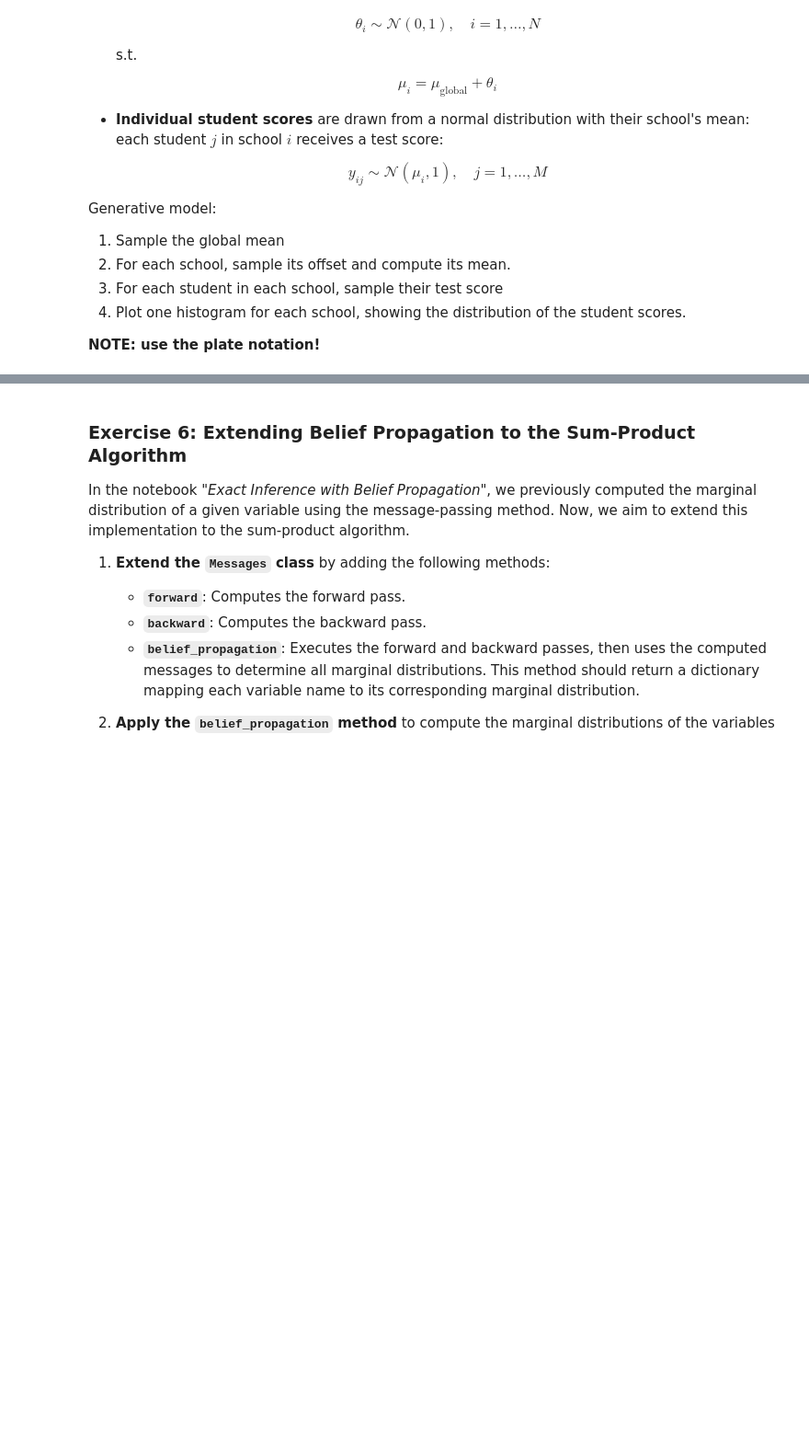
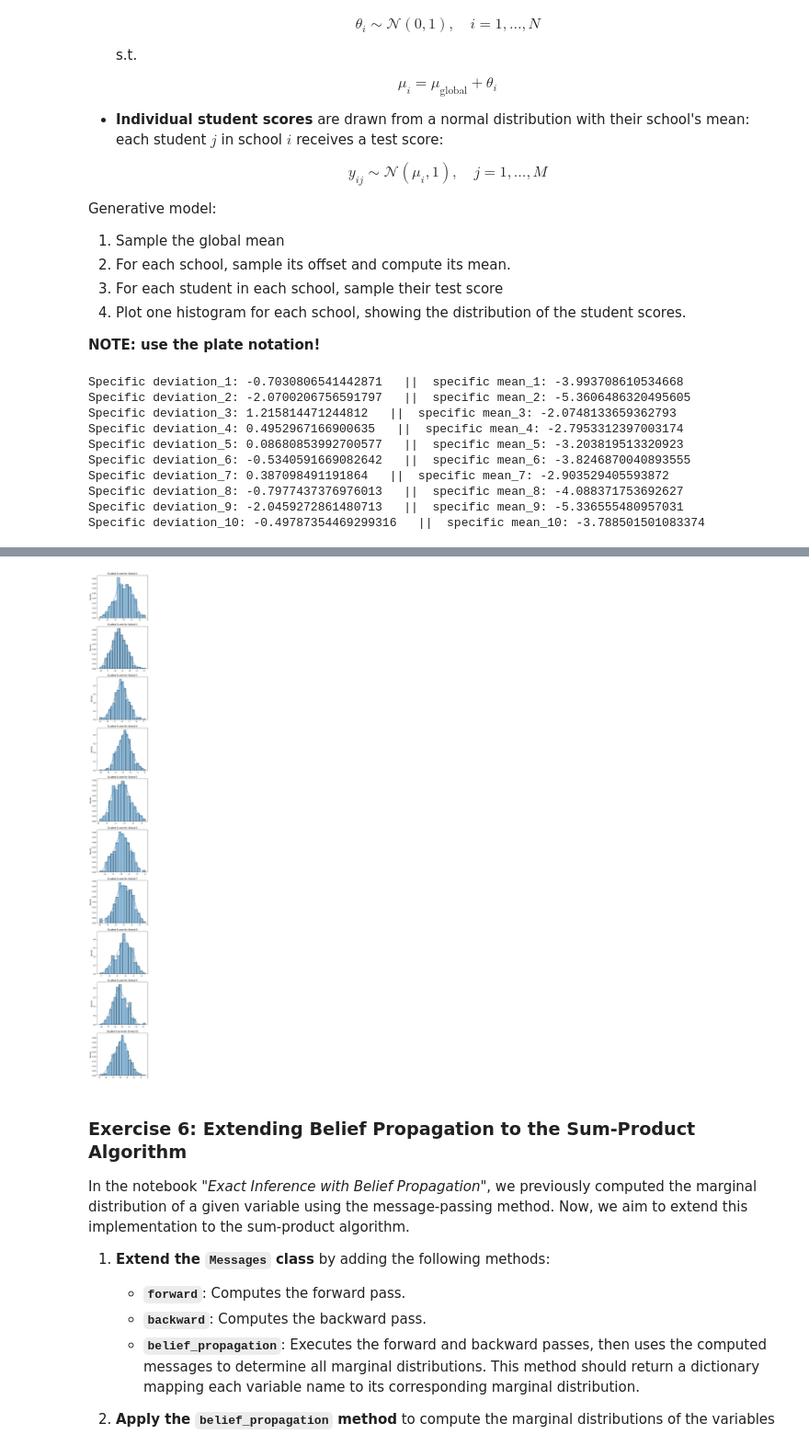
Before and after one commit to TommasoPiscitelli/PML2025, a Jupyter notebook: Homeworks/Homework_1.ipynb, the cells around one changed output, grey strips where cells are left out. Shown: that part at 92% size. Saved outputs shown, nothing was run; the diff lists cells and outputs as text; code cells hidden in the pictures; blank space fills up the shorter version.

```diff
--- a/Homeworks/Homework_1.ipynb
+++ b/Homeworks/Homework_1.ipynb
@@ -233,7 +232,7 @@ def model(n: int = 1):
     S_B = pyro.sample("skill B", dist.Normal(0, 1), sample_shape=(n,))
     S_C = pyro.sample("skill C", dist.Normal(0,1), sample_shape=(n,))
 
-    S_Y = 0.4
+    S_Y = pyro.sample("skill Y", dist.Normal(0,1), sample_shape=(n,))
 
     p_AB = 1 / (1 + torch.exp(-2 * (S_A - S_B)))
     p_BC = 1 / (1 + torch.exp(-2 * (S_B - S_C)))
@@ -243,7 +242,7 @@ def model(n: int = 1):
     Match_BC = pyro.sample("match BC", dist.Bernoulli(p_BC))
     Match_YA = pyro.sample("match YA", dist.Bernoulli(p_YA))
 
-    return {'Match AB': Match_AB, 'Match_BC': Match_BC, 'Match_YA': Match_YA}
+    return {'skill Y' : S_Y, 'Match AB': Match_AB, 'Match BC': Match_BC, 'Match YA': Match_YA}
 
 # 2: plot the corersponding graphical model
 pyro.render_model(model)
@@ -402,36 +384,44 @@ import matplotlib.pyplot as plt
 import pyro
 import pyro.distributions as dist
 # %%
-# 1: Write the corresponding model in pyro
 def model(n,m: int):
 
     global_mean = pyro.sample("global mean", dist.Normal(0, 5))
-    print(f"Global mean: {global_mean}")
+    #print(f"Global mean: {global_mean}")
 
-    fig, axes = plt.subplots(n, 1, figsize=(8, 4*n))  # Crea una figura con `n` sottotrame
+    fig, axes = plt.subplots(n, 1, figsize=(5, 5*n))  # Crea una figura con `n` sottotrame
 
     for i in range(n):
-      specific_deviation = pyro.sample(f"specific deviation_{i}", dist.Normal(0, 1))
+      specific_deviation = pyro.sample(f"specific deviation school {i+1}", dist.Normal(0, 1))
       specific_mean = global_mean + specific_deviation
+      print(f"Specific deviation_{i+1}: {specific_deviation}   ||  specific mean_{i+1}: {specific_mean}")
 
-      with pyro.plate(f'M students_{i}', m):
-        individual_student_score = pyro.sample(f"individual student scores_{i}", dist.Normal(specific_mean, 1.))
+      with pyro.plate(f'{m} students (school {i+1})', m):
+        individual_student_score = pyro.sample(f"individual students scores {i+1}", dist.Normal(specific_mean, 1.))
 
-      print(f"Specific mean_{i}: {specific_mean}")
-      print(f"Specific deviation_{i}: {specific_deviation}")
-      print(f"Individual student score_{i}: {individual_student_score}")
+      # print(f"Specific mean_{i+1}: {specific_mean}")
+      # print(f"Specific deviation_{i+1}: {specific_deviation}")
+      # print(f"Individual student score_{i+1}: {individual_student_score}")
 
       sns.histplot(individual_student_score.numpy(), kde=True, stat='density', ax=axes[i])
       axes[i].set_title(f"Student Scores for School {i+1}")
 
-        # with pyro.plate("M", m):
-        #     # Broadcasting: mu[:, None] ha forma [N, 1] → broadcast su [N, M]
-        #     individual_student_score = pyro.sample("individual student scores", dist.Normal(specific_mean[:, None], 1.))
 
-    plt.tight_layout()  # Ottimizza la disposizione dei sottotitoli
-    plt.show()
+    # plt.tight_layout()  # Ottimizza la disposizione dei sottotitoli
+    # plt.show()
 
     return {'global mean': global_mean, 'specific deviation': specific_deviation, 'specific mean': specific_mean, 'individual student score':individual_student_score}
 
 # 2: plot the corersponding graphical model
-pyro.render_model(model, model_args=(20, 500), render_distributions=True)
+pyro.render_model(model, model_args=(10, 500), render_distributions=True)
+# %% [output]
+Specific deviation_1: -0.7030806541442871   ||  specific mean_1: -3.993708610534668
+Specific deviation_2: -2.0700206756591797   ||  specific mean_2: -5.3606486320495605
+Specific deviation_3: 1.215814471244812   ||  specific mean_3: -2.0748133659362793
+Specific deviation_4: 0.4952967166900635   ||  specific mean_4: -2.7953312397003174
+Specific deviation_5: 0.08680853992700577   ||  specific mean_5: -3.203819513320923
+Specific deviation_6: -0.5340591669082642   ||  specific mean_6: -3.8246870040893555
+Specific deviation_7: 0.387098491191864   ||  specific mean_7: -2.903529405593872
+Specific deviation_8: -0.7977437376976013   ||  specific mean_8: -4.088371753692627
+Specific deviation_9: -2.0459272861480713   ||  specific mean_9: -5.336555480957031
+Specific deviation_10: -0.49787354469299316   ||  specific mean_10: -3.788501501083374
@@ -437,0 +429 @@ pyro.render_model(model, model_args=(20, 500), render_distributions=True)
+[figure, added]
```
Also changed, not shown: parts of 8 cells of this notebook.
